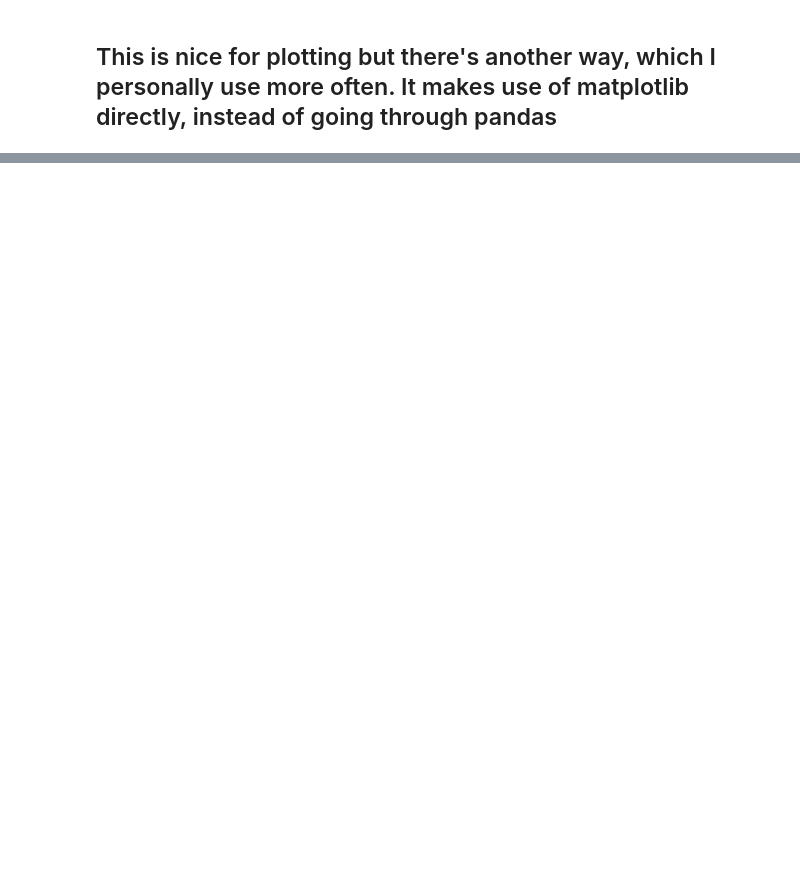
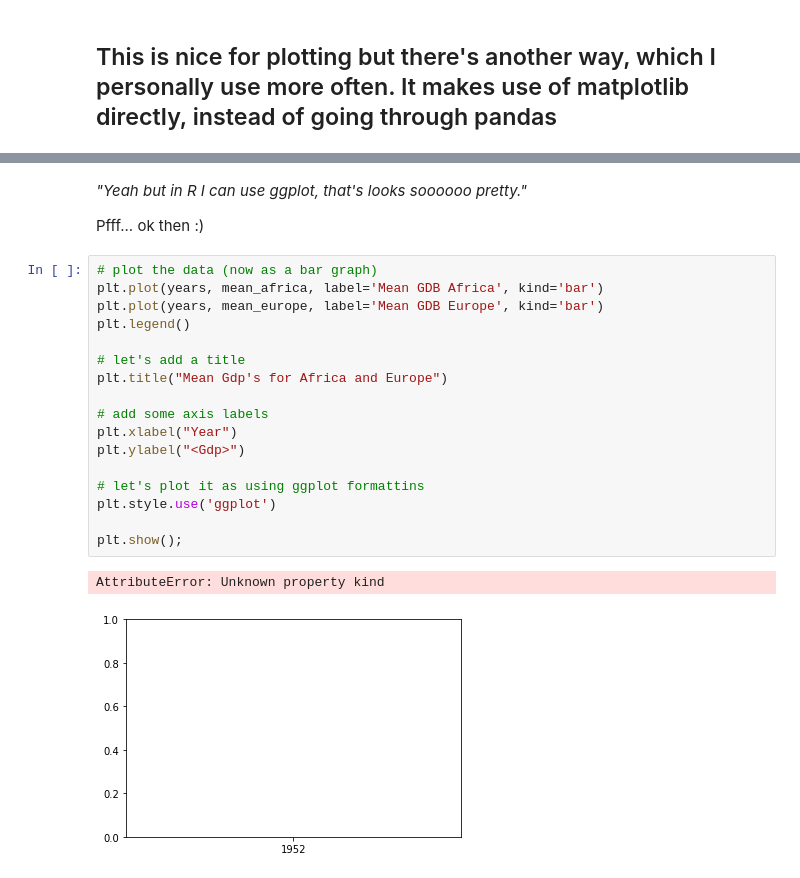
Before and after one commit to vwkoppejan/nb4-2019-03-28-Delft, a Jupyter notebook: dataframes-plotting.ipynb, the cells around one changed output, grey strips where cells are left out. Saved outputs shown, nothing was run; the diff lists cells and outputs as text; blank space fills up the shorter version.

```diff
--- a/dataframes-plotting.ipynb
+++ b/dataframes-plotting.ipynb
@@ -138,0 +149,24 @@ plt.show
+# %% [markdown]
+*"Yeah but in R I can use ggplot, that's looks soooooo pretty."*
+
+Pfff... ok then :)
+# %%
+# plot the data (now as a bar graph)
+plt.plot(years, mean_africa, label='Mean GDB Africa', kind='bar')
+plt.plot(years, mean_europe, label='Mean GDB Europe', kind='bar')
+plt.legend()
+
+# let's add a title
+plt.title("Mean Gdp's for Africa and Europe")
+
+# add some axis labels
+plt.xlabel("Year")
+plt.ylabel("<Gdp>")
+
+# let's plot it as using ggplot formattins
+plt.style.use('ggplot')
+
+plt.show();
+# %% [output]
+AttributeError: Unknown property kind
+[figure, added]
```
Also changed, not shown: parts of 16 cells of this notebook.
